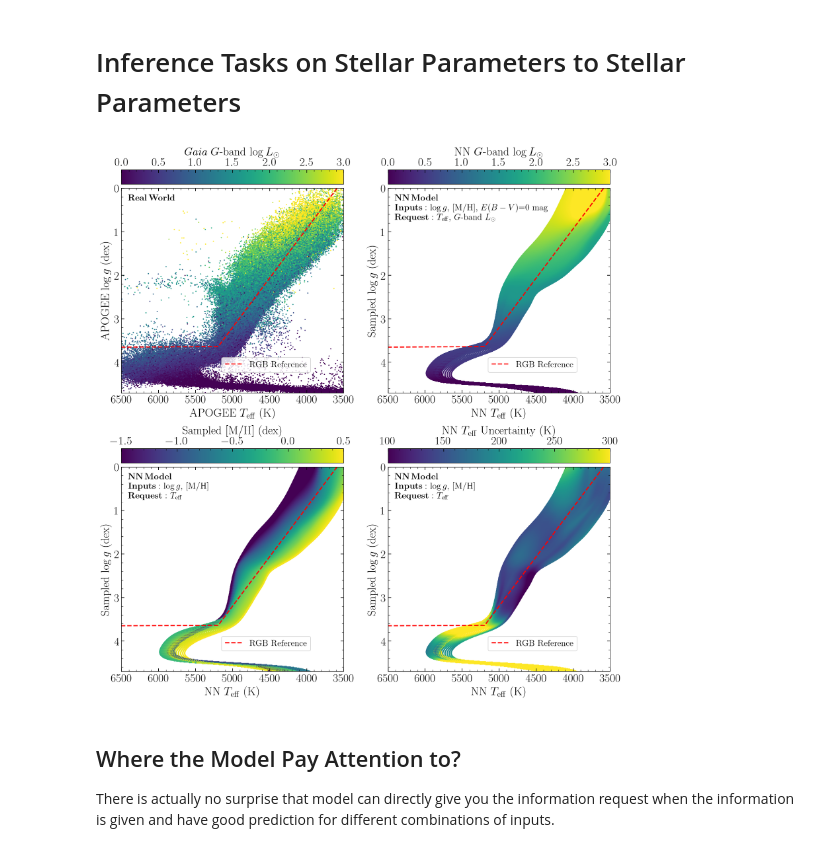
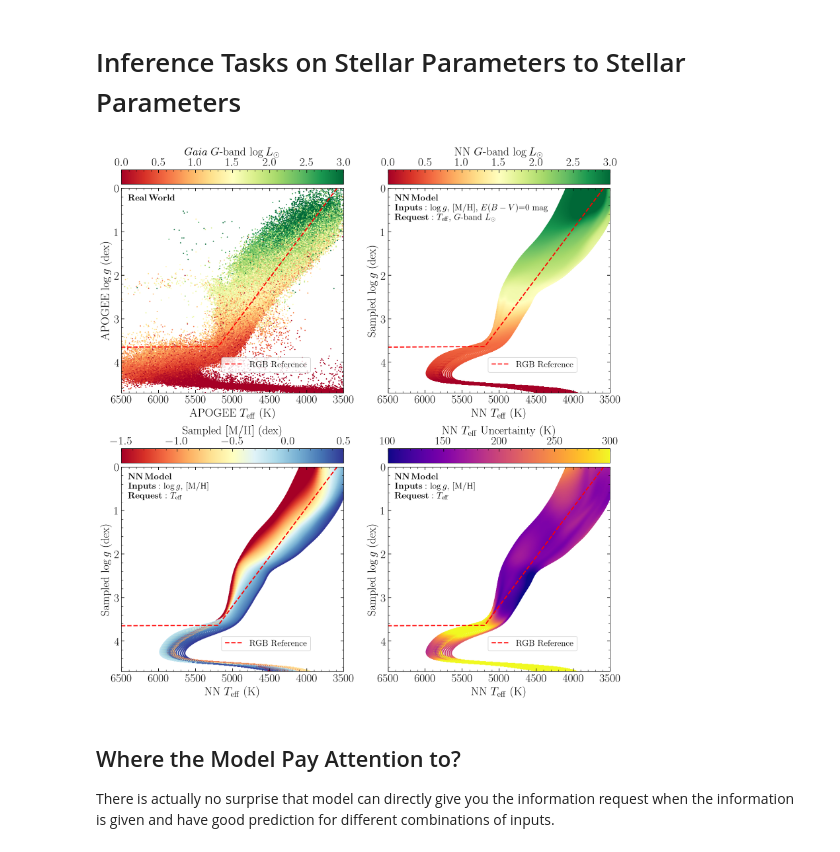
Before and after one commit to henrysky/astroNN_stars_foundation, a Jupyter notebook: Inference_Labels2Labels.ipynb, the cells around one changed output. Drawn from its saved outputs; the diff is of its cells as text; code cells hidden in the pictures.

Commit message:
update figure

```diff
--- a/Inference_Labels2Labels.ipynb
+++ b/Inference_Labels2Labels.ipynb
@@ -60,6 +60,7 @@ mappable = ax1.scatter(
     s=1,
     vmin=0.,
     vmax=3.,
+    cmap="RdYlGn",
     rasterized=True,
 )
 ax1.plot(teffs, loggs, c="r", lw=2, ls="--", label="RGB Reference")
@@ -79,7 +80,7 @@ ax1.annotate(
 )
 ax1.legend(loc=(0.45, 0.1))
 
-mappable = ax2.scatter(ts, ls, c=nn_logsol, s=2, vmin=0., vmax=3., rasterized=True)
+mappable = ax2.scatter(ts, ls, c=nn_logsol, s=2, vmin=0., vmax=3., cmap="RdYlGn", rasterized=True)
 ax2.plot(teffs, loggs, c="r", lw=2, ls="--", label="RGB Reference")
 ax2.set_xlim(6500.0, 3500.0)
 ax2.set_ylim(4.7, 0.0)
@@ -96,7 +97,7 @@ ax2.annotate(
 )
 ax2.legend(loc=(0.45, 0.1))
 
-mappable = ax3.scatter(ts, ls, c=ms, s=2, vmin=-1.5, vmax=0.5, rasterized=True)
+mappable = ax3.scatter(ts, ls, c=ms, s=2, vmin=-1.5, vmax=0.5, cmap="RdYlBu", rasterized=True)
 ax3.plot(teffs, loggs, c="r", lw=2, ls="--", label="RGB Reference")
 ax3.set_xlim(6500.0, 3500.0)
 ax3.set_ylim(4.7, 0.0)
@@ -104,35 +105,35 @@ ax3.set_xlabel("NN $T_\mathrm{eff}$ (K)")
 ax3.set_ylabel("Sampled $\log{g}$ (dex)")
 top_cbar(ax3, mappable, "Sampled [M/H] (dex)")
 ax3.annotate(
     "$\\bf{NN\,Model}$\n$\\bf{Inputs:}$ $\log{g}$, [M/H]\n$\\bf{Request:}$ $T_{\mathrm{eff}}$",
     xy=(0.03, 0.97),
     xycoords=ax3,
     fontsize=15,
     ha="left",
     va="top",
 )
 ax3.legend(loc=(0.45, 0.1))
 
-mappable = ax4.scatter(ts, ls, c=ts_error, s=2, vmin=100.0, vmax=300.0, rasterized=True)
+mappable = ax4.scatter(ts, ls, c=ts_error, s=2, vmin=100.0, vmax=300.0, cmap="plasma", rasterized=True)
 ax4.plot(teffs, loggs, c="r", lw=2, ls="--", label="RGB Reference")
 ax4.set_xlim(6500.0, 3500.0)
 ax4.set_ylim(4.7, 0.0)
 ax4.set_xlabel("NN $T_\mathrm{eff}$ (K)")
 ax4.set_ylabel("Sampled $\log{g}$ (dex)")
 top_cbar(ax4, mappable, "NN $T_\mathrm{eff}$ Uncertainty (K)")
 ax4.annotate(
     "$\\bf{NN\,Model}$\n$\\bf{Inputs:}$ $\log{g}$, [M/H]\n$\\bf{Request:}$ $T_{\mathrm{eff}}$",
     xy=(0.03, 0.97),
     xycoords=ax4,
     fontsize=15,
     ha="left",
     va="top",
 )
 ax4.legend(loc=(0.45, 0.1))
 
 fig.savefig("./figs/kiel_perception.pdf", bbox_inches="tight", dpi=100)
 # %% [output]
-[figure, old version]
+[figure, new version]
 # %% [markdown]
 ## Where the Model Pay Attention to?
 
```
Also changed, not shown: 10 other files.
